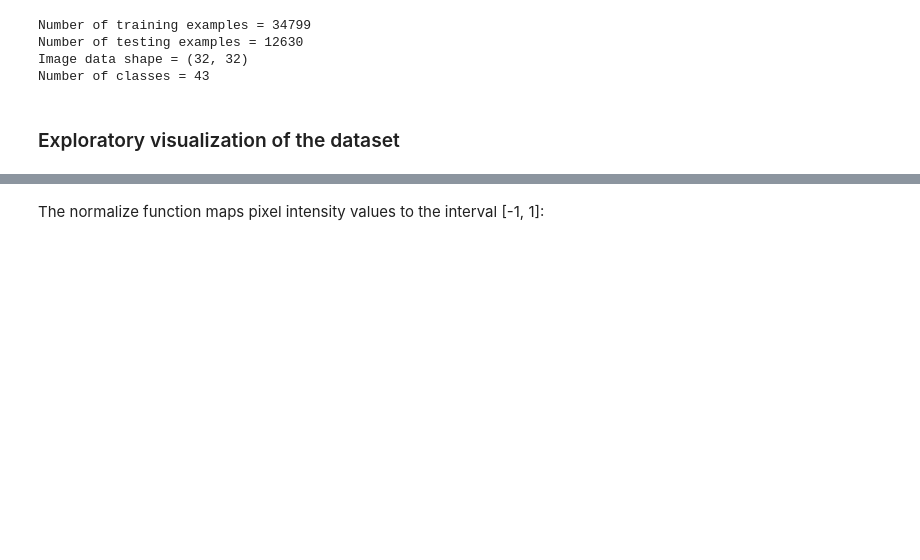
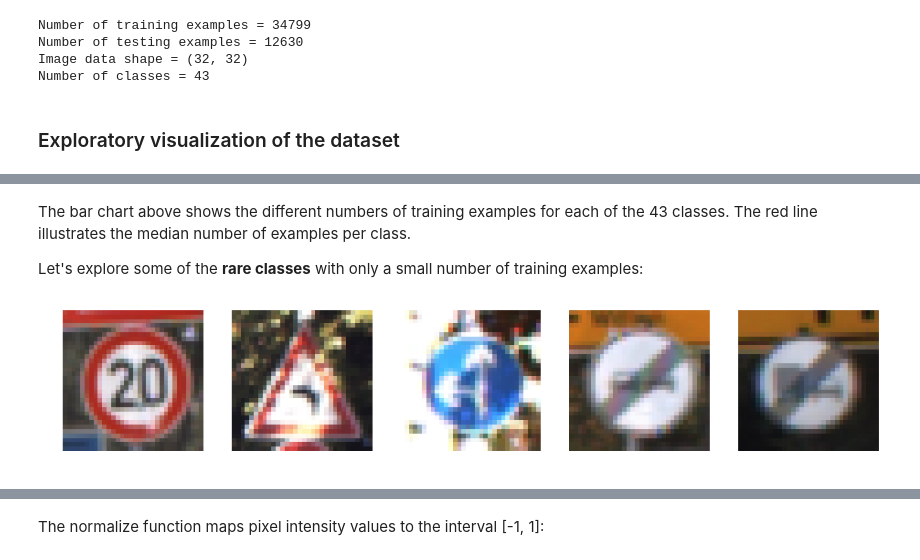
Before and after one commit to Corni33/CarND_P2_TrafficSigns, a Jupyter notebook: Traffic_Sign_Classifier.ipynb, the cells around one changed output, grey strips where cells are left out. Cells and saved outputs as stored; diff of their text form; code cells hidden in the pictures; blank space fills up the shorter version.

```diff
--- a/Traffic_Sign_Classifier.ipynb
+++ b/Traffic_Sign_Classifier.ipynb
@@ -77,10 +63,0 @@ The [Matplotlib](http://matplotlib.org/) [examples](http://matplotlib.org/exampl
-# %%
-import matplotlib.pyplot as plt
-
-%matplotlib inline
-
-class_num = 36
-class_indices = np.argwhere(train['labels'] == class_num)[:,0]
-
-plt.imshow(train['features'][class_indices[120]])
-plt.axis('off')
@@ -108,0 +91,18 @@ Here is an example of a [published baseline model on this problem](http://yann.l
+# %% [markdown]
+The bar chart above shows the different numbers of training examples for each of the 43 classes. The red line illustrates the median number of examples per class.
+
+Let's explore some of the **rare classes** with only a small number of training examples:
+# %%
+rare_classes = [0, 19, 37, 41, 42]
+
+def plotClassExamples(classes, example_index=0):
+    plt.figure(figsize = (16, 4))
+    for i, n_class in enumerate(classes):
+        plt.subplot(1, len(rare_classes), i+1)
+        class_indices = np.argwhere(train['labels'] == n_class)[:,0]
+        plt.imshow(train['features'][class_indices[example_index]])
+        plt.axis('off');
+
+plotClassExamples(rare_classes, example_index=140)
+# %% [output]
+[figure, added]
```
Also changed, not shown: parts of 39 cells of this notebook.
